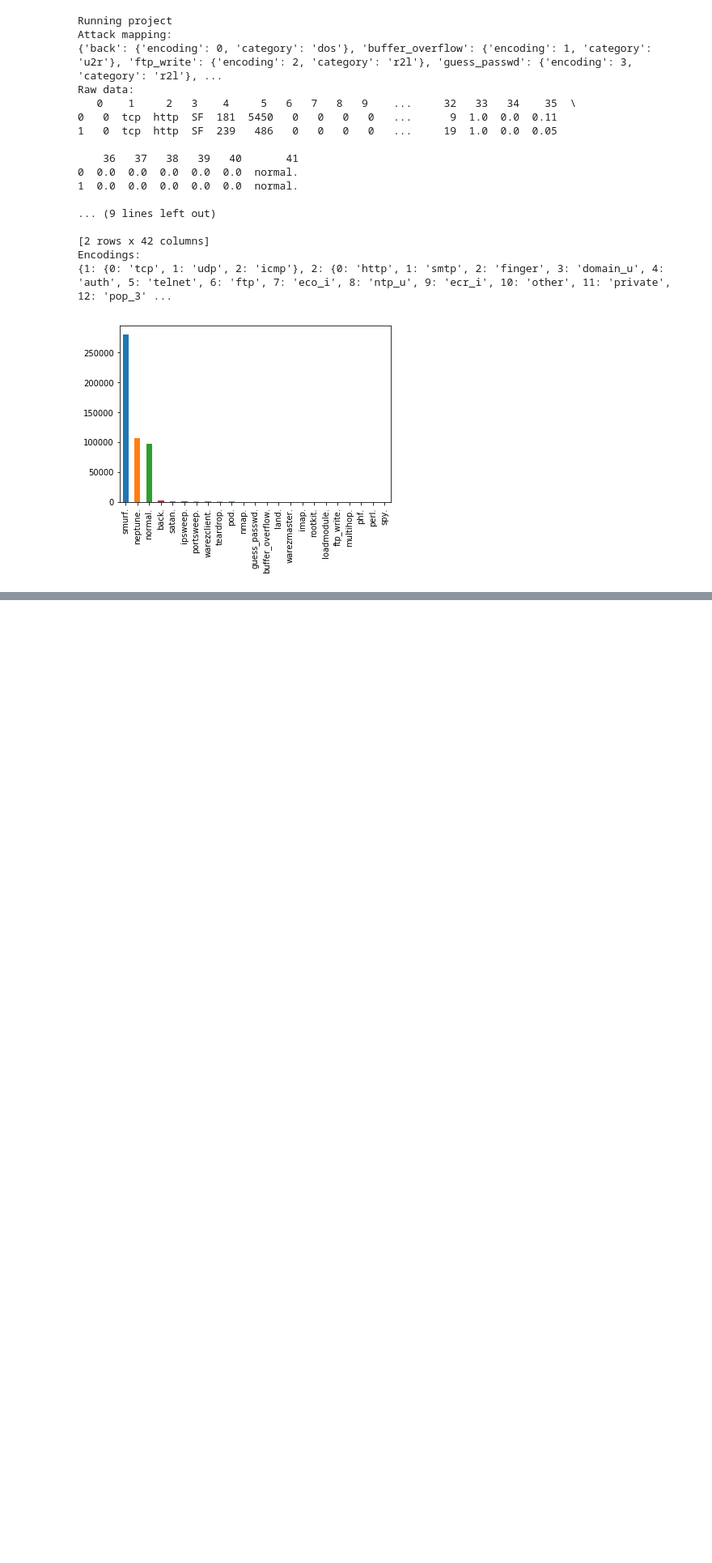
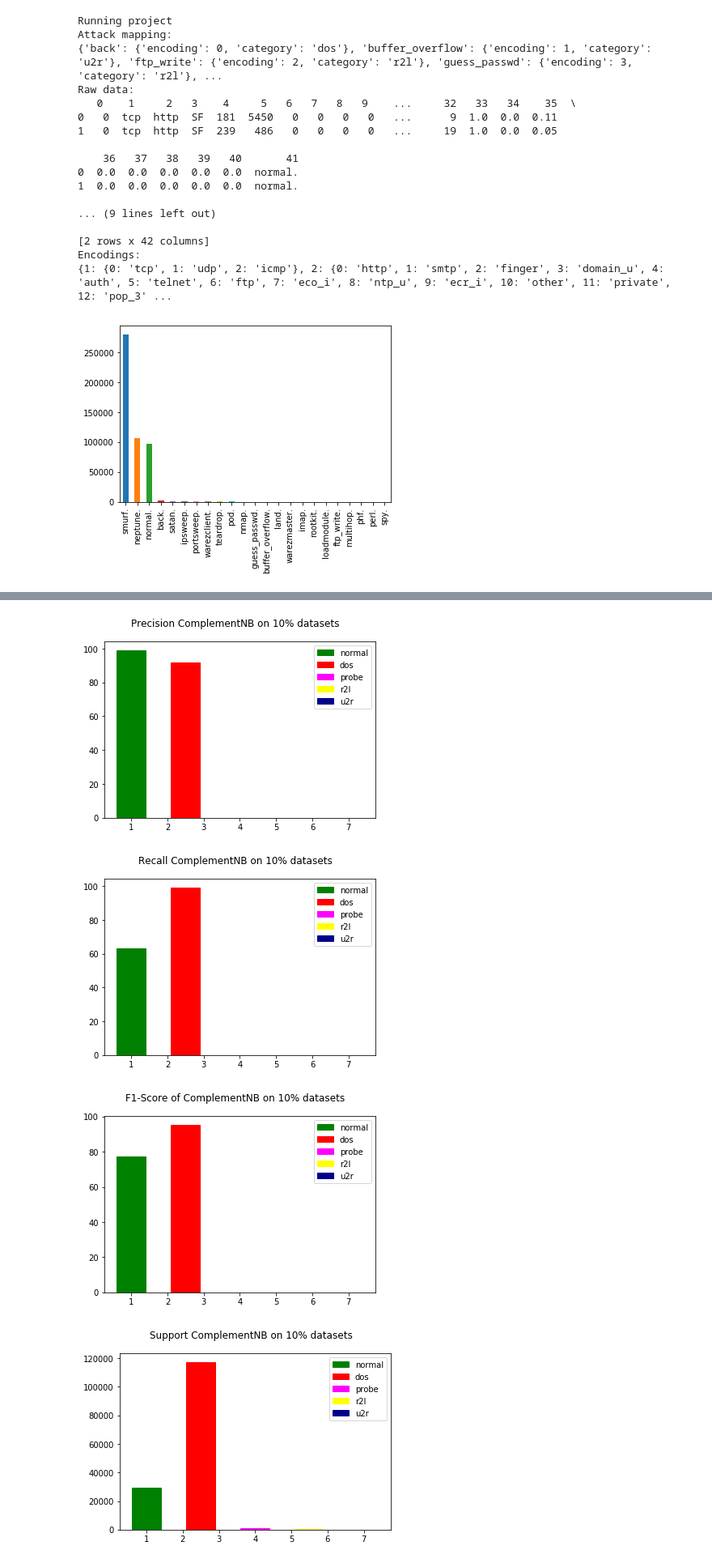
Before and after one commit to dtangster/cmpe255-project, a Jupyter notebook: Data_Exploration.ipynb, the cells around one changed output, grey strips where cells are left out. Shown at 81% size. Saved outputs shown, nothing was run; the diff lists cells and outputs as text; code cells hidden in the pictures; blank space fills up the shorter version.

```diff
--- a/Data_Exploration.ipynb
+++ b/Data_Exploration.ipynb
@@ -191,0 +449,8 @@ def attack_category_encoding():
+# %%
+## Plot ComplementNB Result
+plot_algorithm_result(creport, "ComplementNB on 10% datasets")
+# %% [output]
+[figure, added]
+[figure, added]
+[figure, added]
+[figure, added]
```
Also changed, not shown: parts of 31 cells of this notebook.
